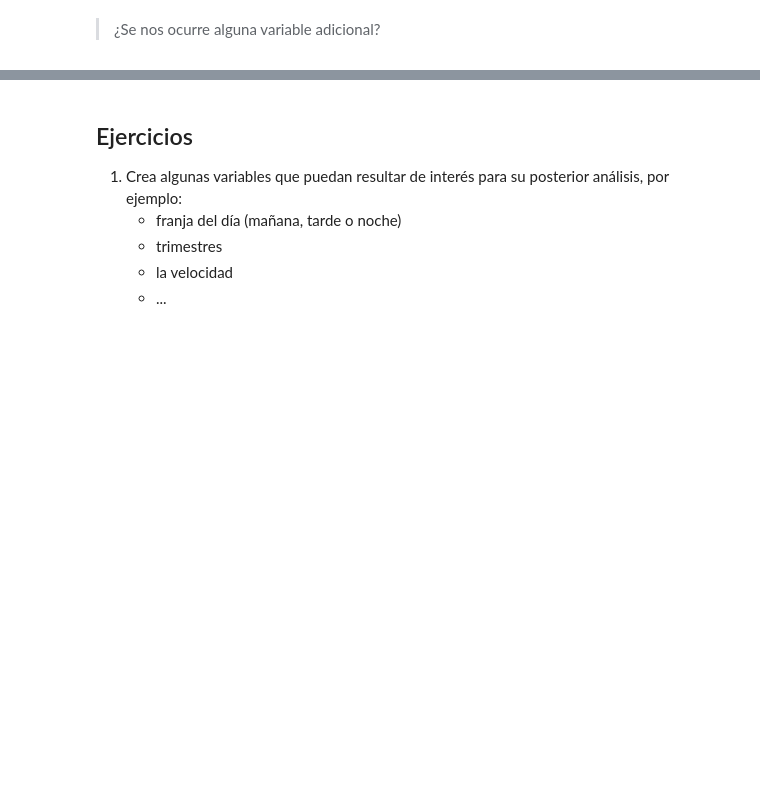
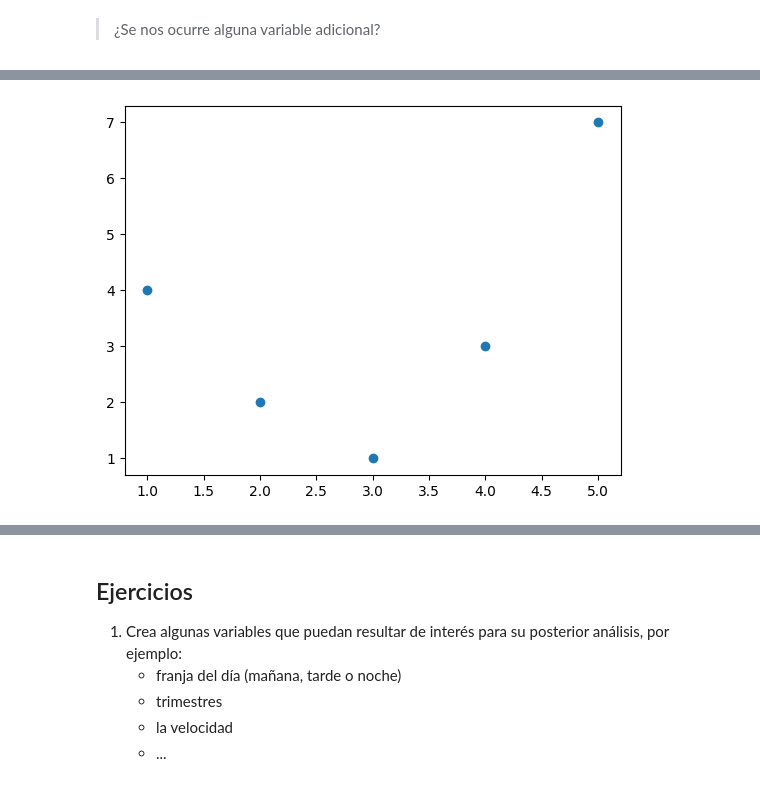
Before and after one commit to ricardoahumada/-Pythor_for_Data_Science, a Jupyter notebook: cap1/1.3.Introduccion_a_Scikitlearn.ipynb, the cells around one changed output, grey strips where cells are left out. Drawn from its saved outputs; the diff is of its cells as text; code cells hidden in the pictures; blank space fills up the shorter version.

```diff
--- a/cap1/1.3.Introduccion_a_Scikitlearn.ipynb
+++ b/cap1/1.3.Introduccion_a_Scikitlearn.ipynb
@@ -139,0 +767,12 @@ df.head()
+# %%
+# Por ejemplo, estos datos claramente no se pueden describir bien con una línea recta:
+
+%matplotlib inline
+import numpy as np
+import matplotlib.pyplot as plt
+
+x = np.array([1, 2, 3, 4, 5])
+y = np.array([4, 2, 1, 3, 7])
+plt.scatter(x, y);
+# %% [output]
+[figure, added]
```
Also changed, not shown: parts of 112 cells of this notebook, 3 other files.
